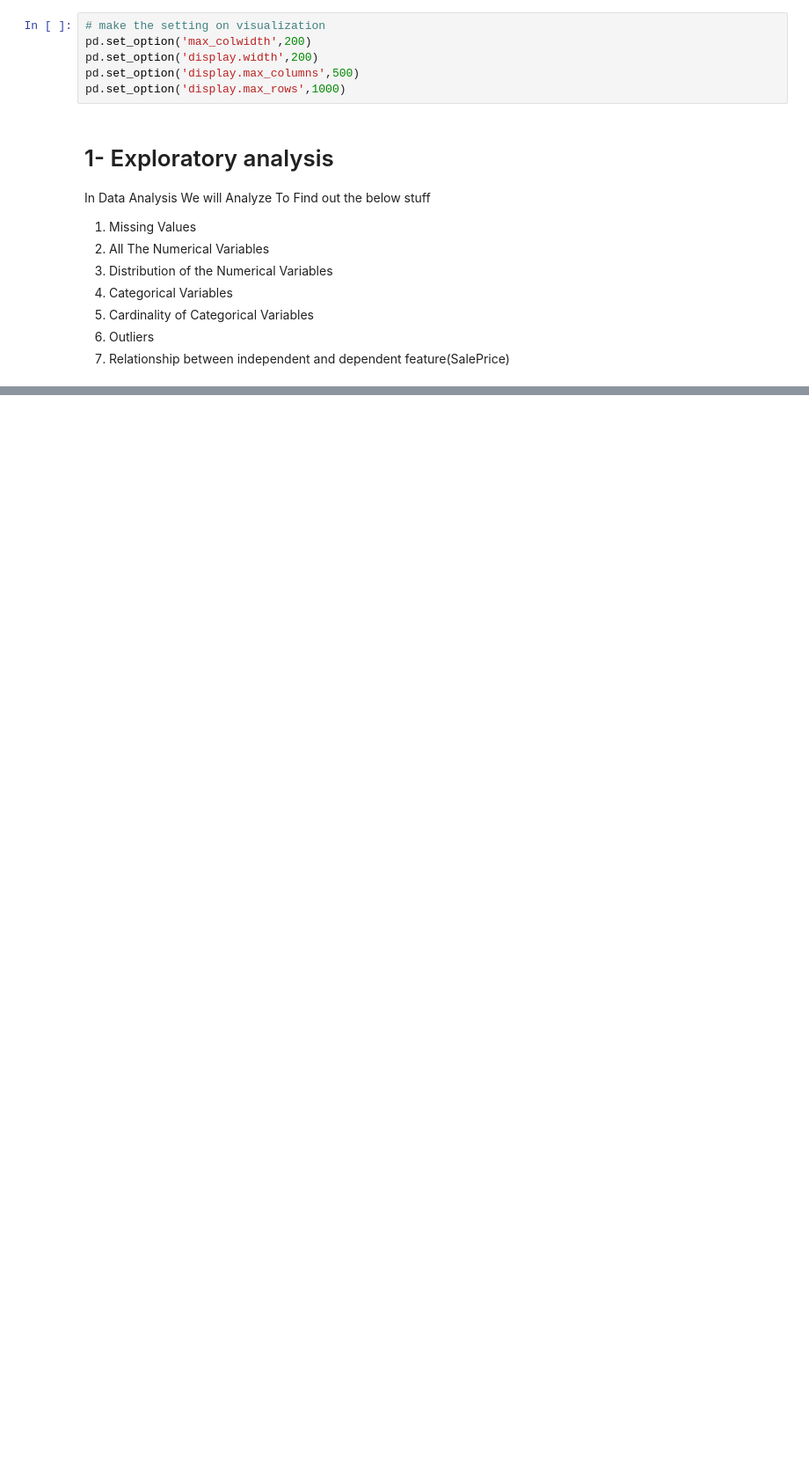
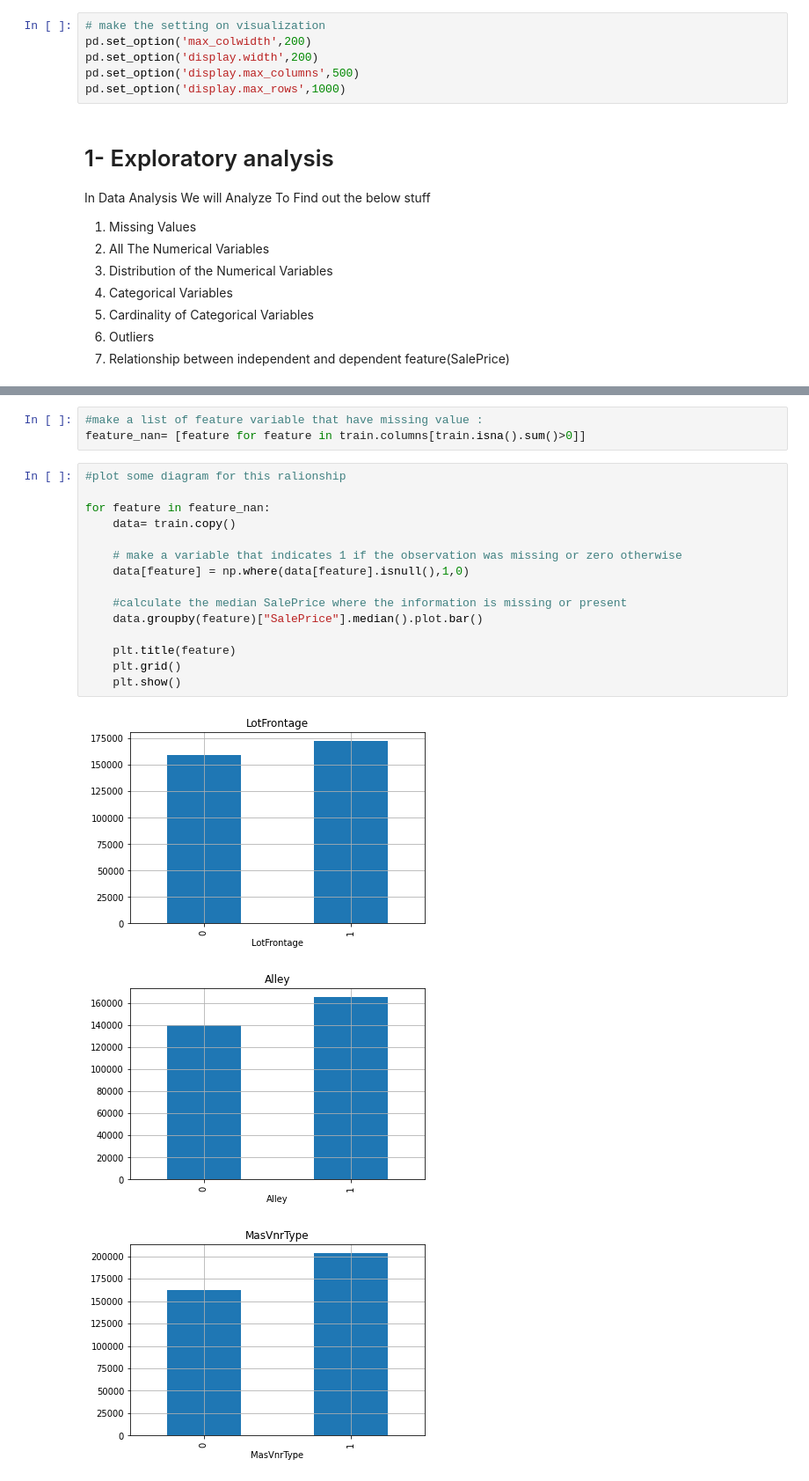
Before and after one commit to Elhassan7/house-prices-advanced-regression-techniques, a Jupyter notebook: HousePrice.ipynb, the cells around one changed output, grey strips where cells are left out. Shown at 88% size. Drawn from its saved outputs; the diff is of its cells as text; blank space fills up the shorter version.

```diff
--- a/HousePrice.ipynb
+++ b/HousePrice.ipynb
@@ -53,0 +84,22 @@ In Data Analysis We will Analyze To Find out the below stuff
+# %%
+#make a list of feature variable that have missing value :
+feature_nan= [feature for feature in train.columns[train.isna().sum()>0]]
+# %%
+#plot some diagram for this ralionship
+
+for feature in feature_nan:
+    data= train.copy()
+
+    # make a variable that indicates 1 if the observation was missing or zero otherwise
+    data[feature] = np.where(data[feature].isnull(),1,0)
+
+    #calculate the median SalePrice where the information is missing or present
+    data.groupby(feature)["SalePrice"].median().plot.bar()
+
+    plt.title(feature)
+    plt.grid()
+    plt.show()
+# %% [output]
+[figure, added]
+[figure, added]
+[figure, added]
```
Also changed, not shown: parts of 5 cells of this notebook.
